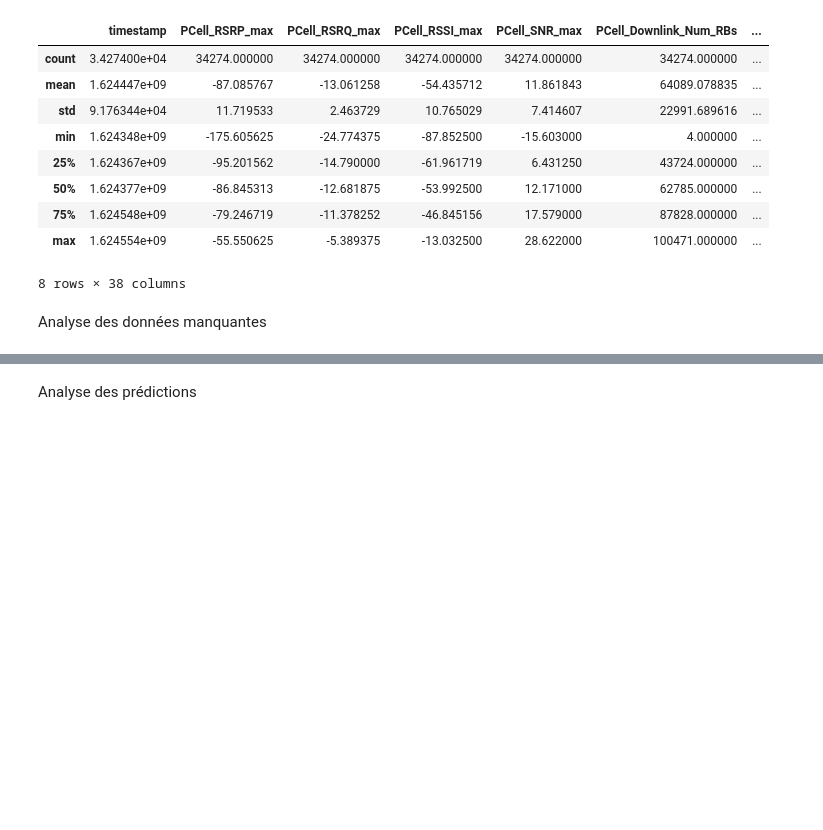
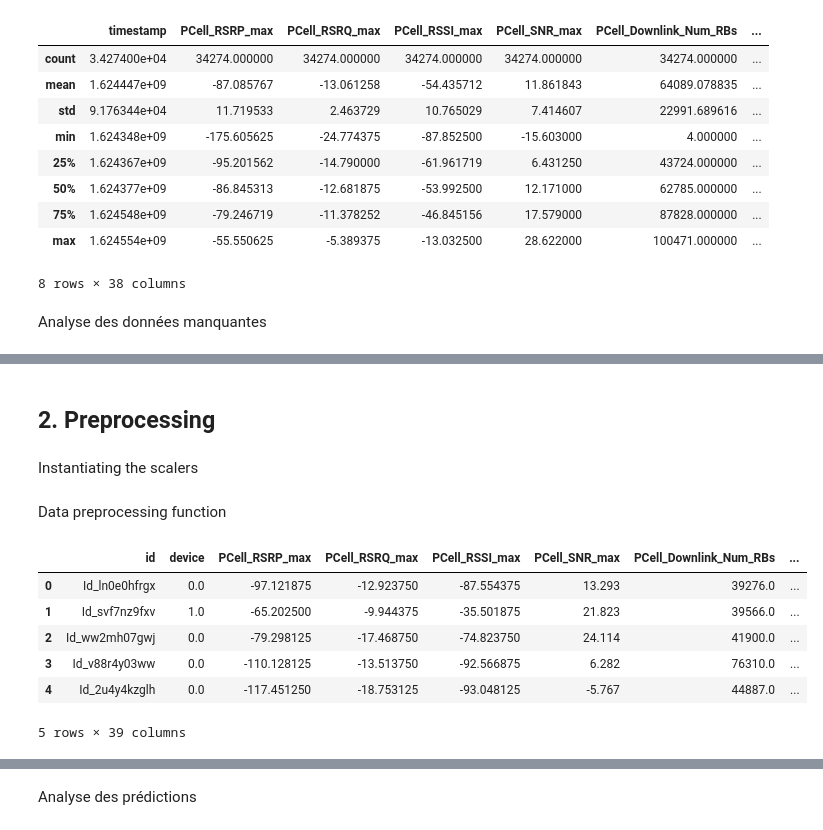
Before and after one commit to justekouassi/QoS-Prediction-Challenge, a Jupyter notebook: QoS_Prediction.ipynb, the cells around one changed output, grey strips where cells are left out. Cells and saved outputs as stored; diff of their text form; code cells hidden in the pictures; blank space fills up the shorter version.

```diff
--- a/QoS_Prediction.ipynb
+++ b/QoS_Prediction.ipynb
@@ -183,22 +164,46 @@ def rmse(y_test, y_pred) -> float:
+# %% [markdown]
+## 2. Preprocessing
+# %% [markdown]
+Instantiating the scalers
 # %%
 # Instantiating the scalers
 MMS = MinMaxScaler()
 SS = StandardScaler()
 MAS = MaxAbsScaler()
 RS = RobustScaler()
+# %% [markdown]
+Data preprocessing function
 # %%
 def preprocessing_data(data: pd.DataFrame) -> pd.DataFrame:
     ''' Réalise la phase de pré-traitement d'un dataset à savoir l'encodage
     des variables discrètes et la normalisation de toutes les variables
     '''
-    # copie du dataset
-    data1 = data.copy()
+    data2 = data.copy()
+    try:
+        data1 = data.drop([ID, 'timestamp', TARGET], axis=1)
+    except:
+        data1 = data.drop([ID, 'timestamp'], axis=1)
+    # la liste des colonnes discrètes
+    object_columns = list(
+        data1.select_dtypes(include='object').columns)
+    # encodage des variables discrètes
+    encoder = OrdinalEncoder()
+    data1[object_columns] = encoder.fit_transform(data1[object_columns])
     # normalisation
-    scaler = MMS
-    try:
-        data2 = data1.drop([ID, 'timestamp', TARGET], axis=1)
-    except:
-        data2 = data1.drop([ID, 'timestamp'], axis=1)
-    data2[data2.columns] = scaler.fit_transform(data2)
-    data1[data2.columns] = data2
-    return data1
+    # scaler = MMS
+    # data1[data1.columns] = scaler.fit_transform(data1)
+    data2[data1.columns] = data1
+    data2.drop('timestamp', axis=1, inplace=True)
+    return data2
+# %%
+train_pp = preprocessing_data(train)
+test_pp = preprocessing_data(test)
+test_pp.head()
+# %% [output]
+|  | id | device | PCell_RSRP_max | PCell_RSRQ_max | PCell_RSSI_max | PCell_SNR_max | PCell_Downlink_Num_RBs | ... |
+| 0 | Id_ln0e0hfrgx | 0.0 | -97.121875 | -12.923750 | -87.554375 | 13.293 | 39276.0 | ... |
+| 1 | Id_svf7nz9fxv | 1.0 | -65.202500 | -9.944375 | -35.501875 | 21.823 | 39566.0 | ... |
+| 2 | Id_ww2mh07gwj | 0.0 | -79.298125 | -17.468750 | -74.823750 | 24.114 | 41900.0 | ... |
+| 3 | Id_v88r4y03ww | 0.0 | -110.128125 | -13.513750 | -92.566875 | 6.282 | 76310.0 | ... |
+| 4 | Id_2u4y4kzglh | 0.0 | -117.451250 | -18.753125 | -93.048125 | -5.767 | 44887.0 | ... |
+5 rows × 39 columns
```
Also changed, not shown: parts of 31 cells of this notebook, 6 other files.
